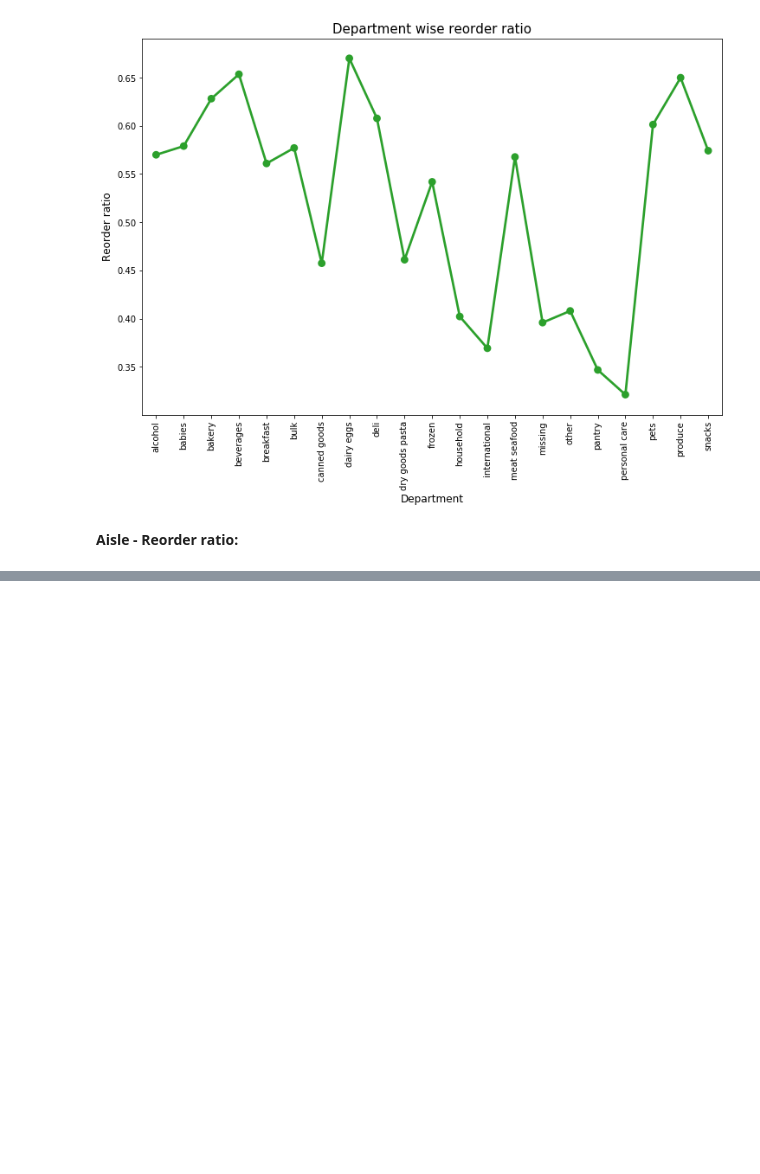
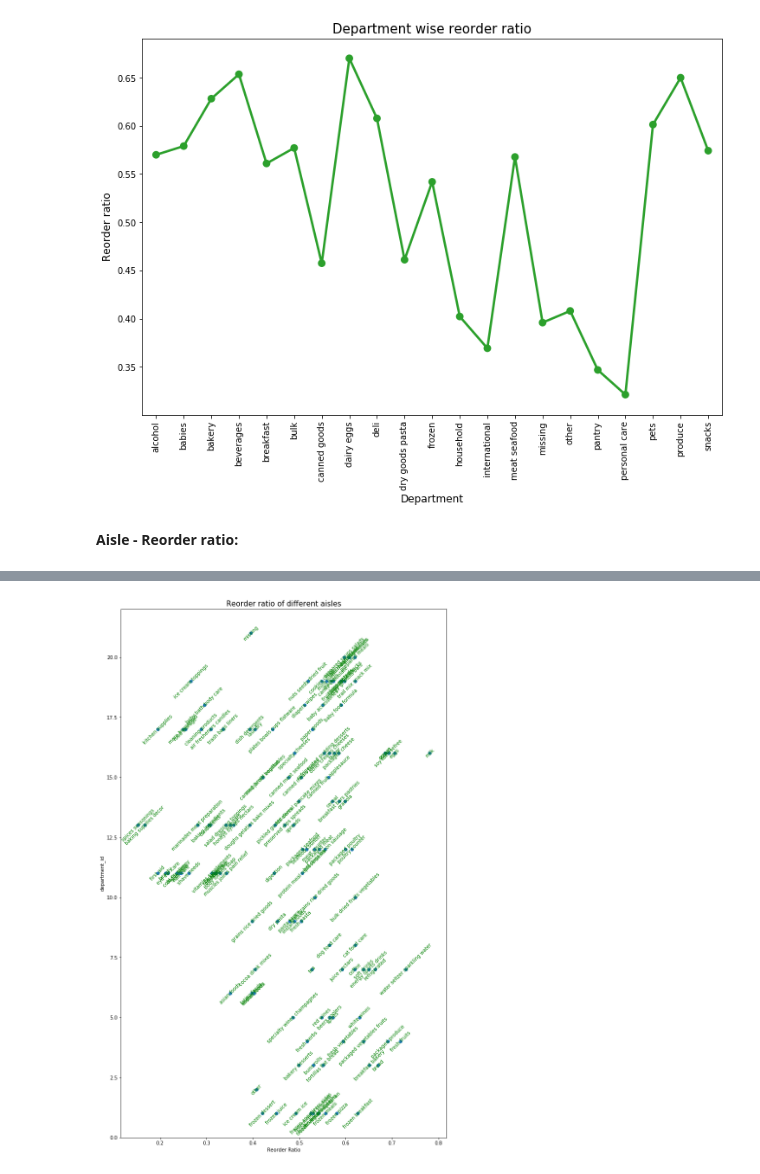
Before and after one commit to suhyun-cho/Dive-to-Kaggle, a Jupyter notebook: Instacart Market Basket Analysis/Simple Exploration.ipynb, the cells around one changed output, grey strips where cells are left out. Cells and saved outputs as stored; diff of their text form; code cells hidden in the pictures; blank space fills up the shorter version.

```diff
--- a/Instacart Market Basket Analysis/Simple Exploration.ipynb
+++ b/Instacart Market Basket Analysis/Simple Exploration.ipynb
@@ -312,0 +327,13 @@ plt.show()
+# %%
+grouped_df = order_products_prior_df.groupby(["department_id", "aisle"])["reordered"].aggregate("mean").reset_index()
+
+fig, ax = plt.subplots(figsize=(12,20))
+ax.scatter(grouped_df.reordered.values, grouped_df.department_id.values)
+for i, txt in enumerate(grouped_df.aisle.values):
+    ax.annotate(txt, (grouped_df.reordered.values[i], grouped_df.department_id.values[i]), rotation=45, ha='center', va='center', color='green')
+plt.xlabel('Reorder Ratio')
+plt.ylabel('department_id')
+plt.title("Reorder ratio of different aisles", fontsize=15)
+plt.show()
+# %% [output]
+[figure, added]
```
Also changed, not shown: parts of 9 cells of this notebook.
